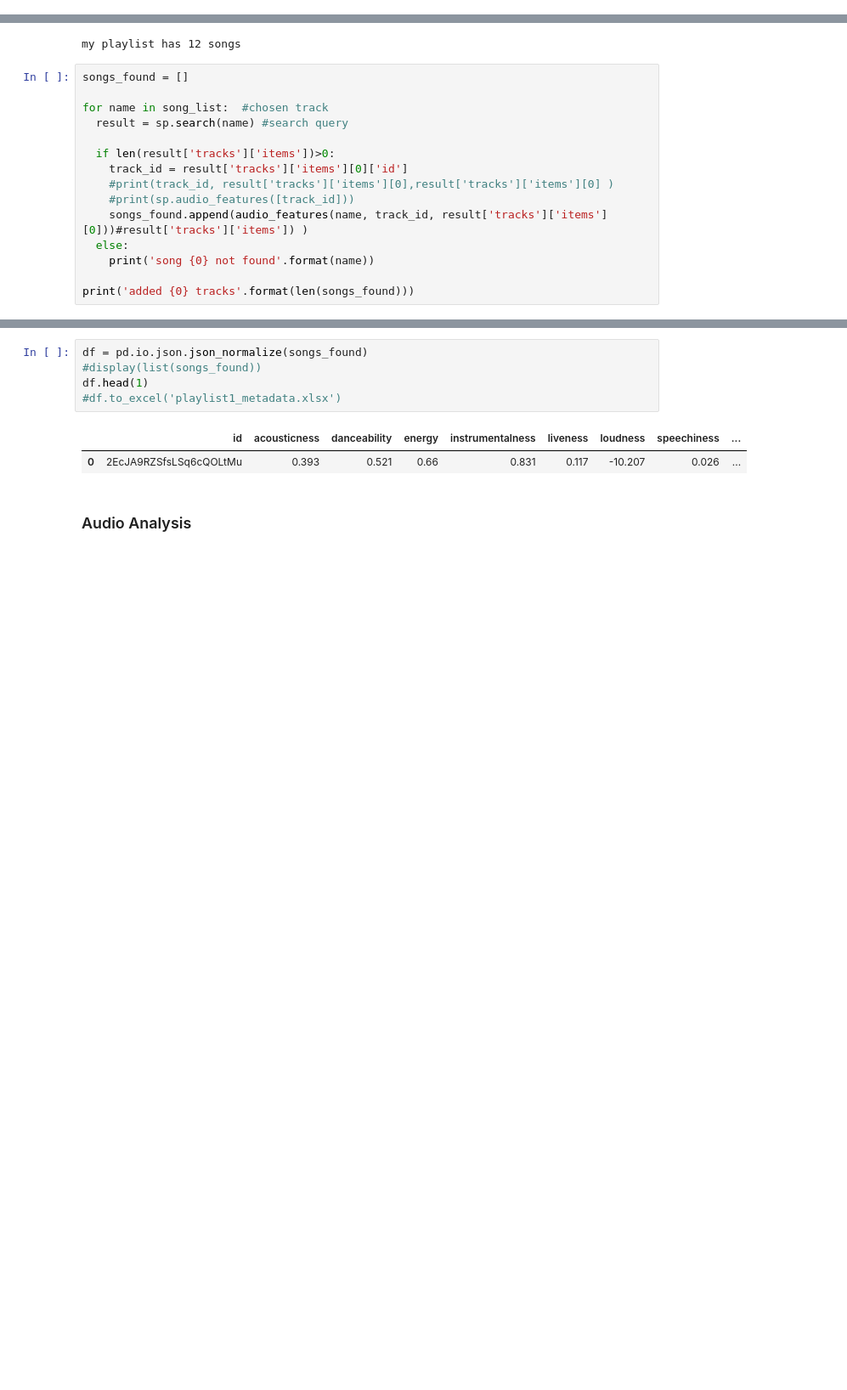
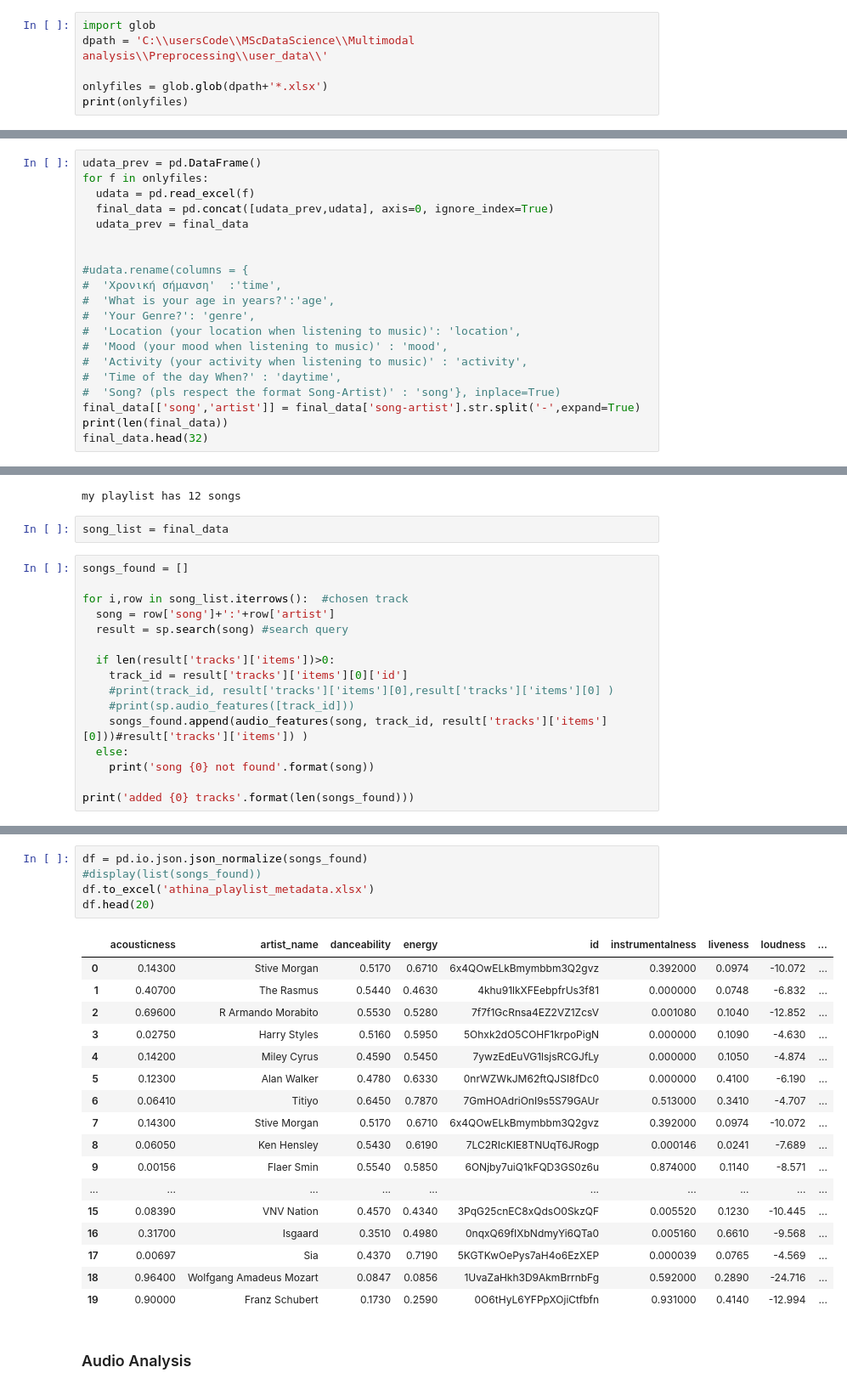
Before and after one commit to epistimi4/emotion_based_music_recomendation, a Jupyter notebook: Preprocessing/Spotify_MusicInformationRetrieval.ipynb, the cells around one changed output, grey strips where cells are left out. Shown at 85% size. Drawn from its saved outputs; the diff is of its cells as text; blank space fills up the shorter version.

```diff
--- a/Preprocessing/Spotify_MusicInformationRetrieval.ipynb
+++ b/Preprocessing/Spotify_MusicInformationRetrieval.ipynb
@@ -16,0 +30,6 @@ import pandas as pd
+# %%
+import glob
+dpath = 'C:\\usersCode\\MScDataScience\\Multimodal analysis\\Preprocessing\\user_data\\'
+
+onlyfiles = glob.glob(dpath+'*.xlsx')
+print(onlyfiles)
@@ -16,0 +38,20 @@ import pandas as pd
+# %%
+udata_prev = pd.DataFrame()
+for f in onlyfiles:
+  udata = pd.read_excel(f)
+  final_data = pd.concat([udata_prev,udata], axis=0, ignore_index=True)
+  udata_prev = final_data
+
+
+#udata.rename(columns = {
+#  'Χρονική σήμανση'  :'time',
+#  'What is your age in years?':'age',
+#  'Your Genre?': 'genre',
+#  'Location (your location when listening to music)': 'location',
+#  'Mood (your mood when listening to music)' : 'mood',
+#  'Activity (your activity when listening to music)' : 'activity',
+#  'Time of the day When?' : 'daytime',
+#  'Song? (pls respect the format Song-Artist)' : 'song'}, inplace=True)
+final_data[['song','artist']] = final_data['song-artist'].str.split('-',expand=True)
+print(len(final_data))
+final_data.head(32)
@@ -121,19 +205,22 @@ song_list = user_preferences[0]['song_list']
 print('my playlist has {0} songs'.format(len(song_list)))
 # %% [output]
 my playlist has 12 songs
+# %%
+song_list = final_data
 # %%
 songs_found = []
 
-for name in song_list:  #chosen track
-  result = sp.search(name) #search query
+for i,row in song_list.iterrows():  #chosen track
+  song = row['song']+':'+row['artist']
+  result = sp.search(song) #search query
 
   if len(result['tracks']['items'])>0:
     track_id = result['tracks']['items'][0]['id']
     #print(track_id, result['tracks']['items'][0],result['tracks']['items'][0] )
     #print(sp.audio_features([track_id]))
-    songs_found.append(audio_features(name, track_id, result['tracks']['items'][0]))#result['tracks']['items']) )
+    songs_found.append(audio_features(song, track_id, result['tracks']['items'][0]))#result['tracks']['items']) )
   else:
-    print('song {0} not found'.format(name))
+    print('song {0} not found'.format(song))
 
 print('added {0} tracks'.format(len(songs_found)))
 # %% [output]
@@ -153,11 +244,26 @@ added 11 tracks
 # %%
 df = pd.io.json.json_normalize(songs_found)
 #display(list(songs_found))
-df.head(1)
-#df.to_excel('playlist1_metadata.xlsx')
+df.to_excel('athina_playlist_metadata.xlsx')
+df.head(20)
 # %% [output]
-|  | id | acousticness | danceability | energy | instrumentalness | liveness | loudness | speechiness | ... |
-| 0 | 2EcJA9RZSfsLSq6cQOLtMu | 0.393 | 0.521 | 0.66 | 0.831 | 0.117 | -10.207 | 0.026 | ... |
+|  | acousticness | artist_name | danceability | energy | id | instrumentalness | liveness | loudness | ... |
+| 0 | 0.14300 | Stive Morgan | 0.5170 | 0.6710 | 6x4QOwELkBmymbbm3Q2gvz | 0.392000 | 0.0974 | -10.072 | ... |
+| 1 | 0.40700 | The Rasmus | 0.5440 | 0.4630 | 4khu91lkXFEebpfrUs3f81 | 0.000000 | 0.0748 | -6.832 | ... |
+| 2 | 0.69600 | R Armando Morabito | 0.5530 | 0.5280 | 7f7f1GcRnsa4EZ2VZ1ZcsV | 0.001080 | 0.1040 | -12.852 | ... |
+| 3 | 0.02750 | Harry Styles | 0.5160 | 0.5950 | 5Ohxk2dO5COHF1krpoPigN | 0.000000 | 0.1090 | -4.630 | ... |
+| 4 | 0.14200 | Miley Cyrus | 0.4590 | 0.5450 | 7ywzEdEuVG1lsjsRCGJfLy | 0.000000 | 0.1050 | -4.874 | ... |
+| 5 | 0.12300 | Alan Walker | 0.4780 | 0.6330 | 0nrWZWkJM62ftQJSI8fDc0 | 0.000000 | 0.4100 | -6.190 | ... |
+| 6 | 0.06410 | Titiyo | 0.6450 | 0.7870 | 7GmHOAdriOnI9s5S79GAUr | 0.513000 | 0.3410 | -4.707 | ... |
+| 7 | 0.14300 | Stive Morgan | 0.5170 | 0.6710 | 6x4QOwELkBmymbbm3Q2gvz | 0.392000 | 0.0974 | -10.072 | ... |
+| 8 | 0.06050 | Ken Hensley | 0.5430 | 0.6190 | 7LC2RIcKlE8TNUqT6JRogp | 0.000146 | 0.0241 | -7.689 | ... |
+| 9 | 0.00156 | Flaer Smin | 0.5540 | 0.5850 | 6ONjby7uiQ1kFQD3GS0z6u | 0.874000 | 0.1140 | -8.571 | ... |
+| ... | ... | ... | ... | ... | ... | ... | ... | ... | ... |
+| 15 | 0.08390 | VNV Nation | 0.4570 | 0.4340 | 3PqG25cnEC8xQdsO0SkzQF | 0.005520 | 0.1230 | -10.445 | ... |
+| 16 | 0.31700 | Isgaard | 0.3510 | 0.4980 | 0nqxQ69fIXbNdmyYi6QTa0 | 0.005160 | 0.6610 | -9.568 | ... |
+| 17 | 0.00697 | Sia | 0.4370 | 0.7190 | 5KGTKwOePys7aH4o6EzXEP | 0.000039 | 0.0765 | -4.569 | ... |
+| 18 | 0.96400 | Wolfgang Amadeus Mozart | 0.0847 | 0.0856 | 1UvaZaHkh3D9AkmBrrnbFg | 0.592000 | 0.2890 | -24.716 | ... |
+| 19 | 0.90000 | Franz Schubert | 0.1730 | 0.2590 | 0O6tHyL6YFPpXOjiCtfbfn | 0.931000 | 0.4140 | -12.994 | ... |
 # %% [markdown]
 ### Audio Analysis ###
 # %% [markdown]
```
Also changed, not shown: parts of 30 cells of this notebook.
